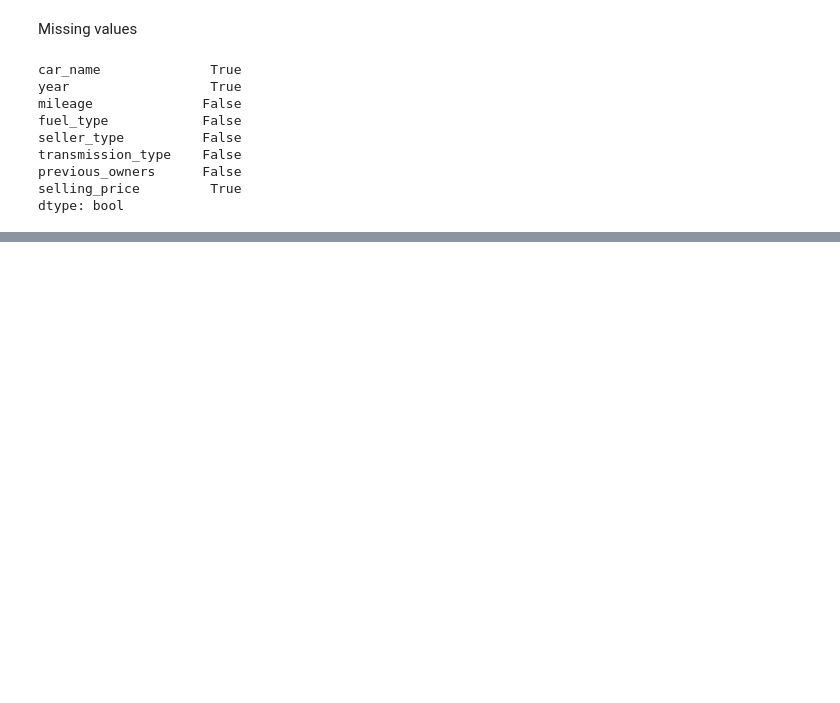
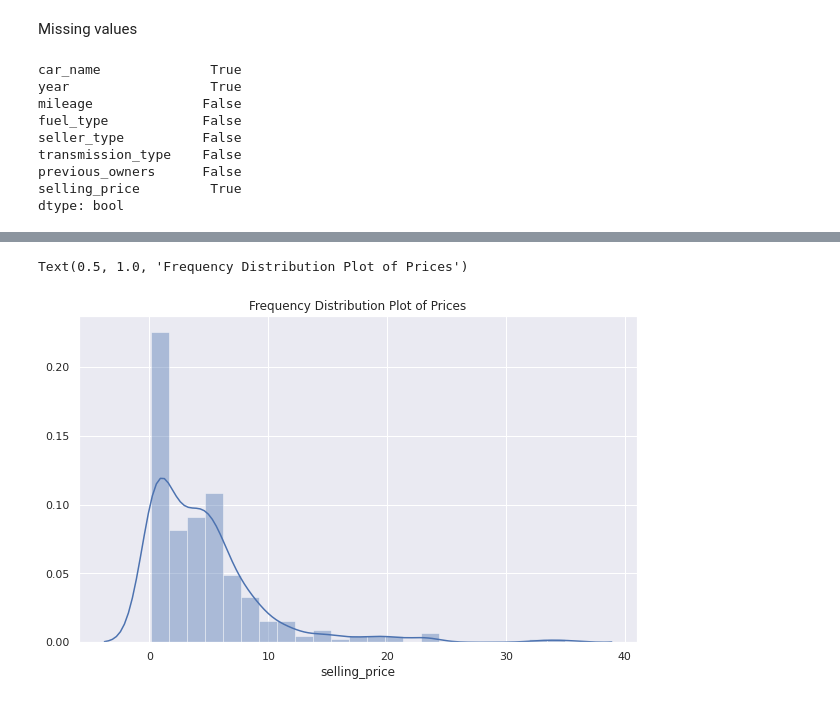
Before and after one commit to HebahAlshamlan/CITC_Task, a Jupyter notebook: CITC_Task.ipynb, the cells around one changed output, grey strips where cells are left out. Saved outputs shown, nothing was run; the diff lists cells and outputs as text; code cells hidden in the pictures; blank space fills up the shorter version.

```diff
--- a/CITC_Task.ipynb
+++ b/CITC_Task.ipynb
@@ -71,0 +135,7 @@ dtype: bool
+# %%
+x = dataset.selling_price
+plt.figure(figsize=(10,6))
+sns.distplot(x).set_title('Frequency Distribution Plot of Prices')
+# %% [output]
+Text(0.5, 1.0, 'Frequency Distribution Plot of Prices')
+[figure, added]
```
Also changed, not shown: parts of 8 cells of this notebook.
